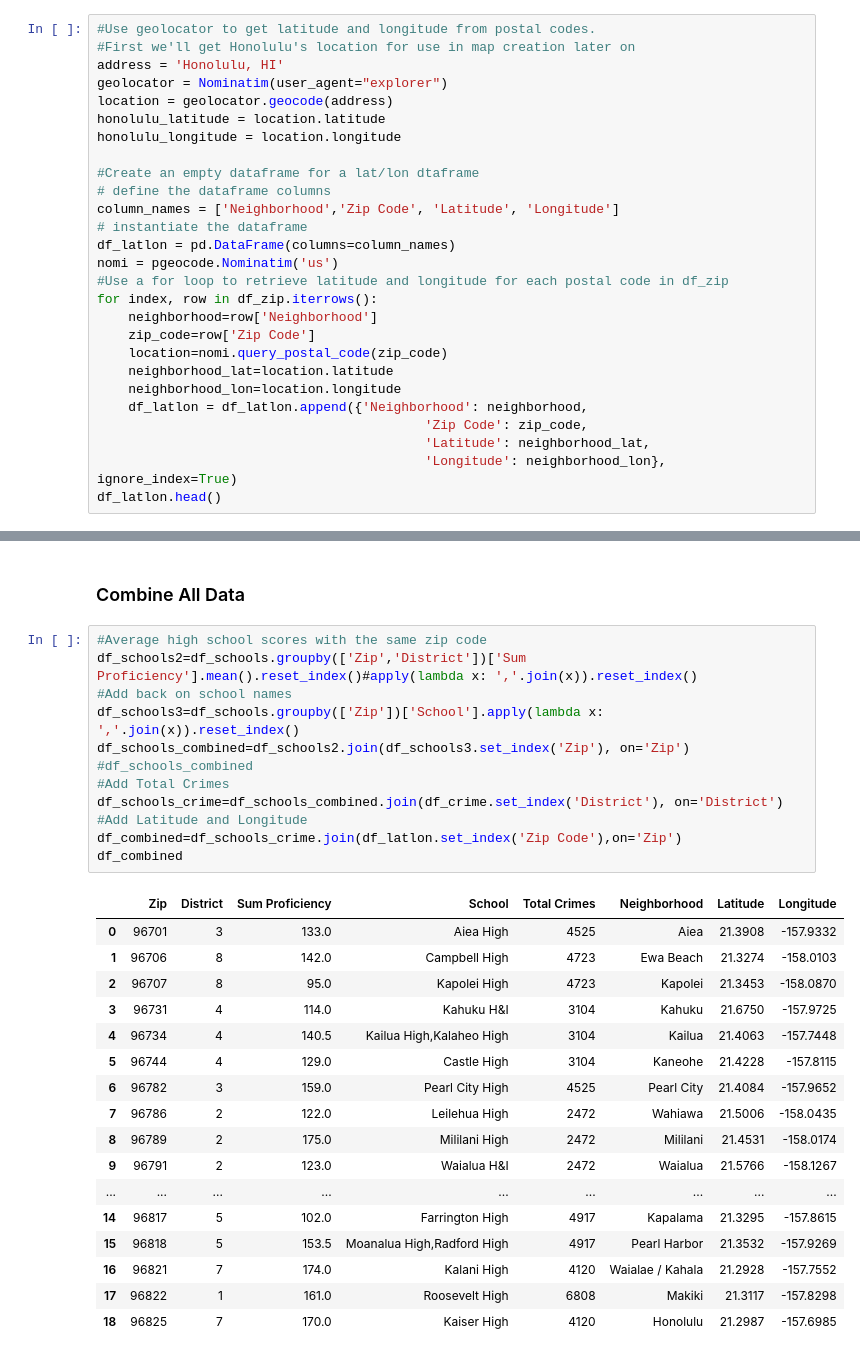
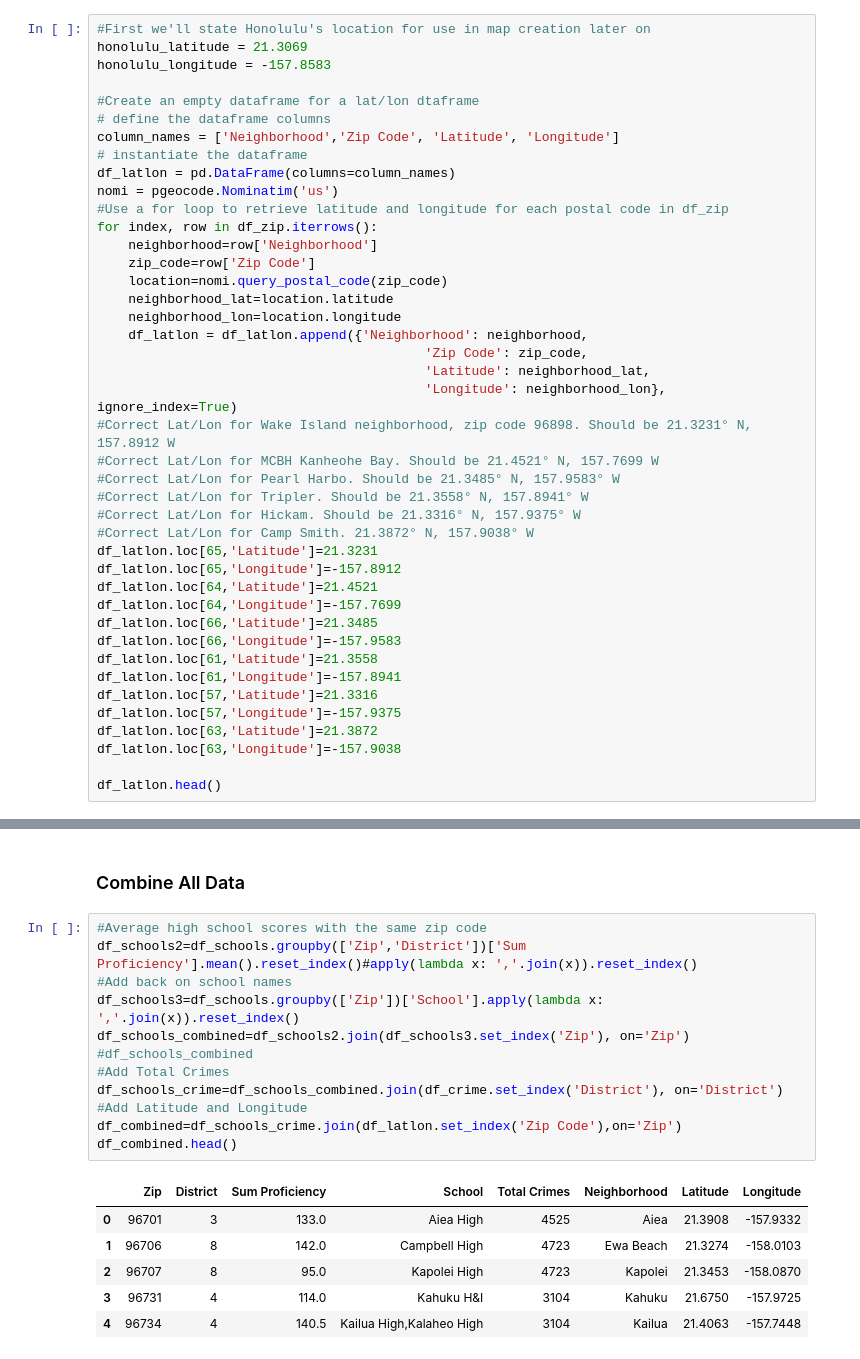
Before and after one commit to bschmalzel/Coursera_Capstone, a Jupyter notebook: Final Capstone Project.ipynb, the cells around one changed output, grey strips where cells are left out. Saved outputs shown, nothing was run; the diff lists cells and outputs as text.

```diff
--- a/Final Capstone Project.ipynb
+++ b/Final Capstone Project.ipynb
@@ -108,13 +91,9 @@ Requirement already satisfied: six>=1.5 in /opt/conda/envs/Python36/lib/python3.
 Installing collected packages: pgeocode
 Successfully installed pgeocode-0.2.1
 # %%
-#Use geolocator to get latitude and longitude from postal codes.
-#First we'll get Honolulu's location for use in map creation later on
-address = 'Honolulu, HI'
-geolocator = Nominatim(user_agent="explorer")
-location = geolocator.geocode(address)
-honolulu_latitude = location.latitude
-honolulu_longitude = location.longitude
+#First we'll state Honolulu's location for use in map creation later on
+honolulu_latitude = 21.3069
+honolulu_longitude = -157.8583
 
 #Create an empty dataframe for a lat/lon dtaframe
 # define the dataframe columns
@@ -133,6 +112,25 @@ for index, row in df_zip.iterrows():
                                           'Zip Code': zip_code,
                                           'Latitude': neighborhood_lat,
                                           'Longitude': neighborhood_lon}, ignore_index=True)
+#Correct Lat/Lon for Wake Island neighborhood, zip code 96898. Should be 21.3231° N, 157.8912 W
+#Correct Lat/Lon for MCBH Kanheohe Bay. Should be 21.4521° N, 157.7699 W
+#Correct Lat/Lon for Pearl Harbo. Should be 21.3485° N, 157.9583° W
+#Correct Lat/Lon for Tripler. Should be 21.3558° N, 157.8941° W
+#Correct Lat/Lon for Hickam. Should be 21.3316° N, 157.9375° W
+#Correct Lat/Lon for Camp Smith. 21.3872° N, 157.9038° W
+df_latlon.loc[65,'Latitude']=21.3231
+df_latlon.loc[65,'Longitude']=-157.8912
+df_latlon.loc[64,'Latitude']=21.4521
+df_latlon.loc[64,'Longitude']=-157.7699
+df_latlon.loc[66,'Latitude']=21.3485
+df_latlon.loc[66,'Longitude']=-157.9583
+df_latlon.loc[61,'Latitude']=21.3558
+df_latlon.loc[61,'Longitude']=-157.8941
+df_latlon.loc[57,'Latitude']=21.3316
+df_latlon.loc[57,'Longitude']=-157.9375
+df_latlon.loc[63,'Latitude']=21.3872
+df_latlon.loc[63,'Longitude']=-157.9038
+
 df_latlon.head()
 # %% [output]
 |  | Neighborhood | Zip Code | Latitude | Longitude |
@@ -250,30 +256,19 @@ df_crime.head()
 # %%
 #Average high school scores with the same zip code
 df_schools2=df_schools.groupby(['Zip','District'])['Sum Proficiency'].mean().reset_index()#apply(lambda x: ','.join(x)).reset_index()
 #Add back on school names
 df_schools3=df_schools.groupby(['Zip'])['School'].apply(lambda x: ','.join(x)).reset_index()
 df_schools_combined=df_schools2.join(df_schools3.set_index('Zip'), on='Zip')
 #df_schools_combined
 #Add Total Crimes
 df_schools_crime=df_schools_combined.join(df_crime.set_index('District'), on='District')
 #Add Latitude and Longitude
 df_combined=df_schools_crime.join(df_latlon.set_index('Zip Code'),on='Zip')
-df_combined
+df_combined.head()
 # %% [output]
 |  | Zip | District | Sum Proficiency | School | Total Crimes | Neighborhood | Latitude | Longitude |
 | 0 | 96701 | 3 | 133.0 | Aiea High | 4525 | Aiea | 21.3908 | -157.9332 |
 | 1 | 96706 | 8 | 142.0 | Campbell High | 4723 | Ewa Beach | 21.3274 | -158.0103 |
 | 2 | 96707 | 8 | 95.0 | Kapolei High | 4723 | Kapolei | 21.3453 | -158.0870 |
 | 3 | 96731 | 4 | 114.0 | Kahuku H&I | 3104 | Kahuku | 21.6750 | -157.9725 |
 | 4 | 96734 | 4 | 140.5 | Kailua High,Kalaheo High | 3104 | Kailua | 21.4063 | -157.7448 |
-| 5 | 96744 | 4 | 129.0 | Castle High | 3104 | Kaneohe | 21.4228 | -157.8115 |
-| 6 | 96782 | 3 | 159.0 | Pearl City High | 4525 | Pearl City | 21.4084 | -157.9652 |
-| 7 | 96786 | 2 | 122.0 | Leilehua High | 2472 | Wahiawa | 21.5006 | -158.0435 |
-| 8 | 96789 | 2 | 175.0 | Mililani High | 2472 | Mililani | 21.4531 | -158.0174 |
-| 9 | 96791 | 2 | 123.0 | Waialua H&I | 2472 | Waialua | 21.5766 | -158.1267 |
-| ... | ... | ... | ... | ... | ... | ... | ... | ... |
-| 14 | 96817 | 5 | 102.0 | Farrington High | 4917 | Kapalama | 21.3295 | -157.8615 |
-| 15 | 96818 | 5 | 153.5 | Moanalua High,Radford High | 4917 | Pearl Harbor | 21.3532 | -157.9269 |
-| 16 | 96821 | 7 | 174.0 | Kalani High | 4120 | Waialae / Kahala | 21.2928 | -157.7552 |
-| 17 | 96822 | 1 | 161.0 | Roosevelt High | 6808 | Makiki | 21.3117 | -157.8298 |
-| 18 | 96825 | 7 | 170.0 | Kaiser High | 4120 | Honolulu | 21.2987 | -157.6985 |
```
Also changed, not shown: parts of 52 cells of this notebook.
